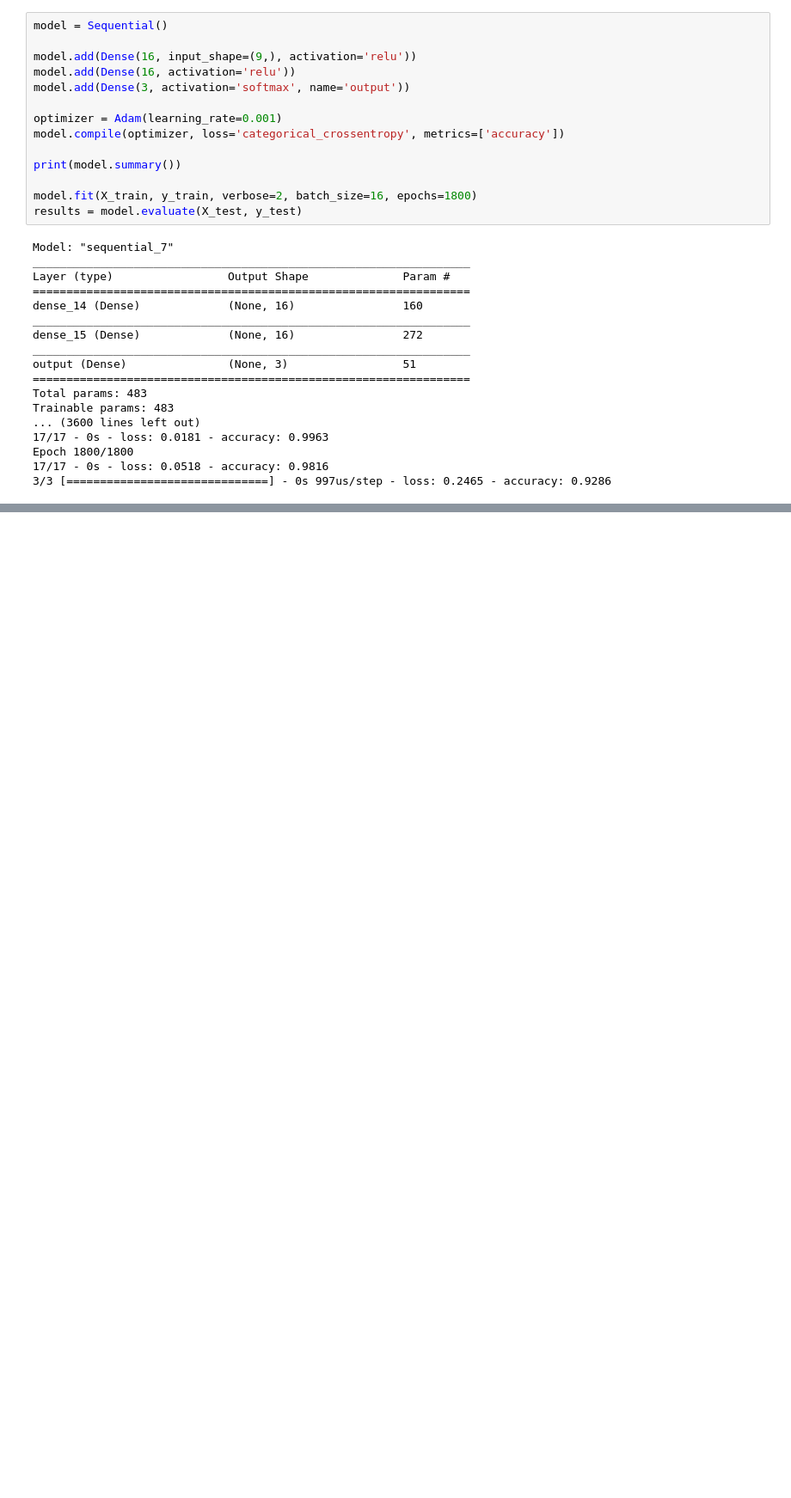
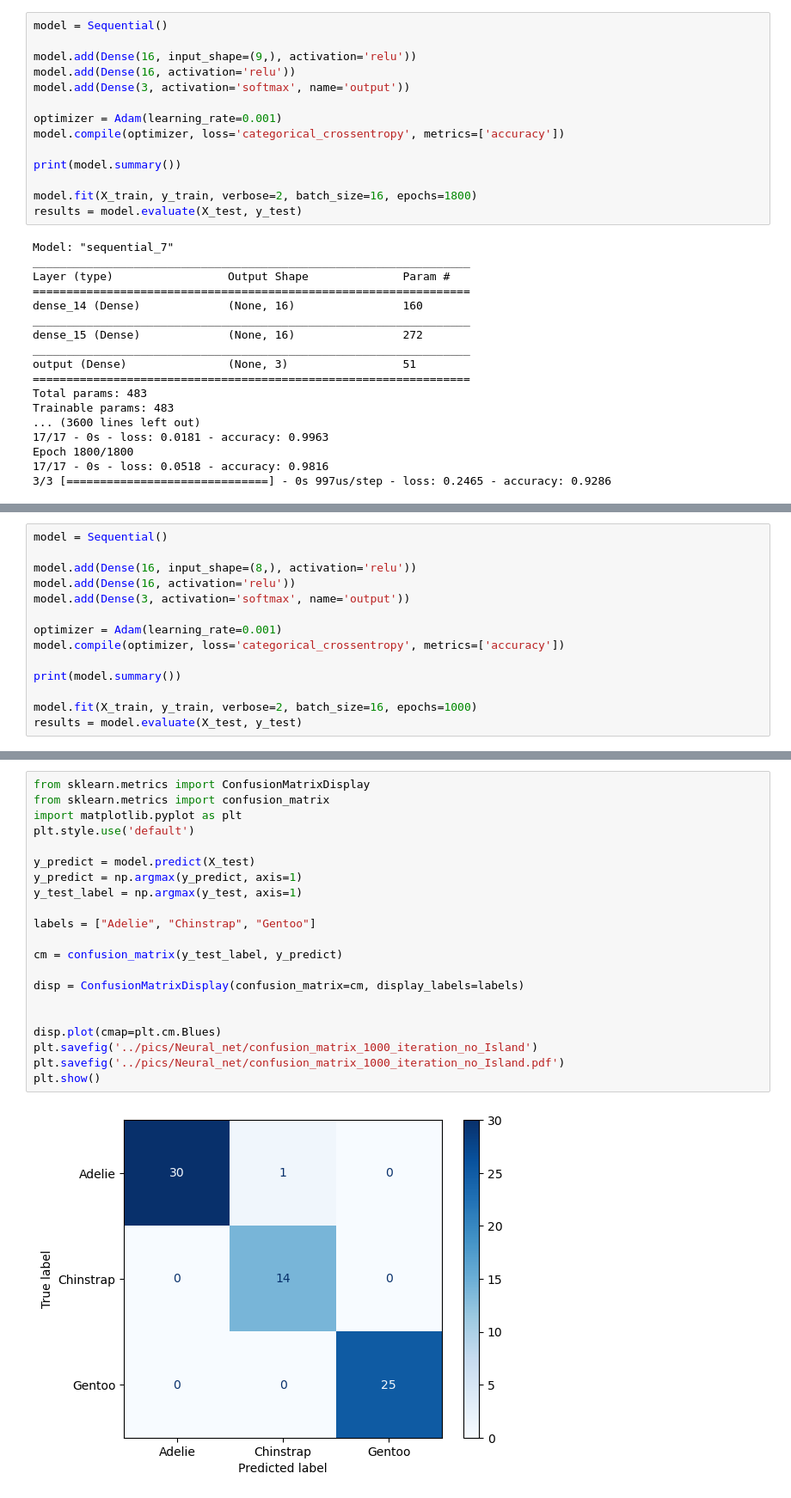
Before and after one commit to Tahuubinh/ML_HUST_PROJECT, a Jupyter notebook: code/Neural_Net.ipynb, the cells around one changed output, grey strips where cells are left out. Shown at 86% size. Drawn from its saved outputs; the diff is of its cells as text; blank space fills up the shorter version.

Commit message:
Neural net still good without island

```diff
--- a/code/Neural_Net.ipynb
+++ b/code/Neural_Net.ipynb
@@ -429,0 +332,14 @@ Epoch 1800/1800
+# %%
+model = Sequential()
+
+model.add(Dense(16, input_shape=(8,), activation='relu'))
+model.add(Dense(16, activation='relu'))
+model.add(Dense(3, activation='softmax', name='output'))
+
+optimizer = Adam(learning_rate=0.001)
+model.compile(optimizer, loss='categorical_crossentropy', metrics=['accuracy'])
+
+print(model.summary())
+
+model.fit(X_train, y_train, verbose=2, batch_size=16, epochs=1000)
+results = model.evaluate(X_test, y_test)
@@ -429,0 +364,23 @@ Epoch 1800/1800
+# %%
+from sklearn.metrics import ConfusionMatrixDisplay
+from sklearn.metrics import confusion_matrix
+import matplotlib.pyplot as plt
+plt.style.use('default')
+
+y_predict = model.predict(X_test)
+y_predict = np.argmax(y_predict, axis=1)
+y_test_label = np.argmax(y_test, axis=1)
+
+labels = ["Adelie", "Chinstrap", "Gentoo"]
+
+cm = confusion_matrix(y_test_label, y_predict)
+
+disp = ConfusionMatrixDisplay(confusion_matrix=cm, display_labels=labels)
+
+
+disp.plot(cmap=plt.cm.Blues)
+plt.savefig('../pics/Neural_net/confusion_matrix_1000_iteration_no_Island')
+plt.savefig('../pics/Neural_net/confusion_matrix_1000_iteration_no_Island.pdf')
+plt.show()
+# %% [output]
+[figure, added]
```
Also changed, not shown: parts of 6 cells of this notebook, 12 other files.
